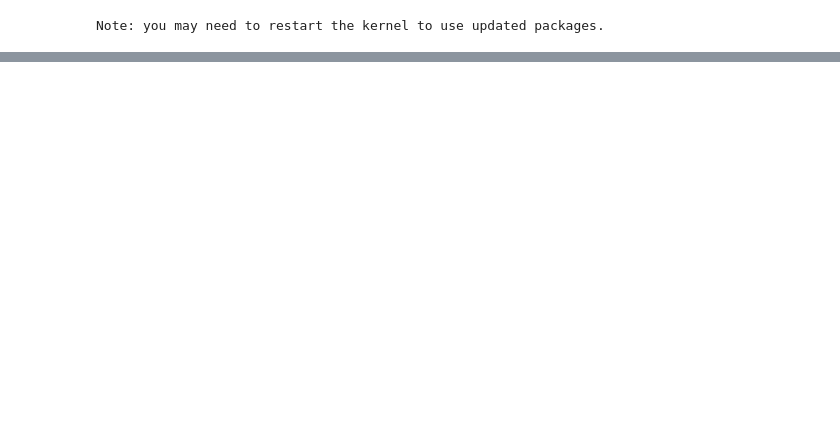
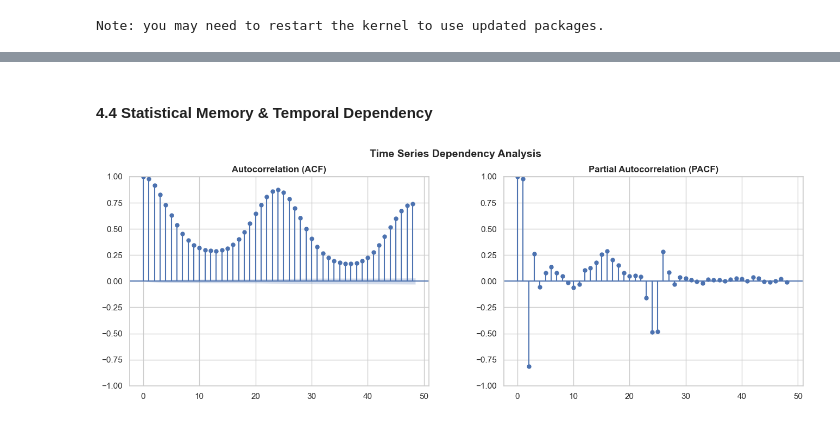
Before and after one commit to tahermamun/AI-Energy-Consumption-Forecasting, a Jupyter notebook: notebook/project_artefact.ipynb, the cells around one changed output, grey strips where cells are left out. Drawn from its saved outputs; the diff is of its cells as text; code cells hidden in the pictures; blank space fills up the shorter version.

```diff
--- a/notebook/project_artefact.ipynb
+++ b/notebook/project_artefact.ipynb
@@ -222,0 +335,17 @@ Saved: c:\Users\tahermamun\Desktop\EAAI - Project\y_report\weather_data_audit.ht
+# %%
+common_start = max(energy_df.index.min(), weather_df.index.min())
+common_end   = min(energy_df.index.max(), weather_df.index.max())
+
+df = (energy_df.loc[common_start:common_end]
+               .join(weather_df.loc[common_start:common_end], how="inner")
+               .dropna())
+
+retention = len(df) / len(energy_df.loc[common_start:common_end]) * 100
+
+print("MERGE RESULTS")
+print(f"  Common range : {common_start.date()} → {common_end.date()}")
+print(f"  Merged shape : {df.shape}")
+print(f"  Retention    : {retention:.4f}% — perfect merge quality")
+print(f"  Columns      : {list(df.columns)}")
+print()
+print("Data is ready for feature engineering.")
@@ -222,0 +612,27 @@ Saved: c:\Users\tahermamun\Desktop\EAAI - Project\y_report\weather_data_audit.ht
+# %% [markdown]
+#### **4.4 Statistical Memory & Temporal Dependency**
+# %%
+# ── Section 5: Time Series Dependency Analysis ─────────────────────────
+
+import matplotlib.pyplot as plt
+import matplotlib.gridspec as gridspec
+from statsmodels.graphics.tsaplots import plot_acf, plot_pacf
+
+fig = plt.figure(figsize=(16, 5))
+gs = gridspec.GridSpec(1, 2, figure=fig, wspace=0.25)
+
+# --- ACF ---
+ax1 = fig.add_subplot(gs[0, 0])
+plot_acf(df["load_MW"], lags=48, ax=ax1)
+ax1.set_title("Autocorrelation (ACF)", fontweight="bold")
+
+# --- PACF ---
+ax2 = fig.add_subplot(gs[0, 1])
+plot_pacf(df["load_MW"], lags=48, ax=ax2, method='ywm')
+ax2.set_title("Partial Autocorrelation (PACF)", fontweight="bold")
+
+fig.suptitle("Time Series Dependency Analysis", fontsize=14, fontweight="bold")
+plt.tight_layout()
+plt.show()
+# %% [output]
+[figure, added]
```
Also changed, not shown: parts of 64 cells of this notebook, 3 other files.
